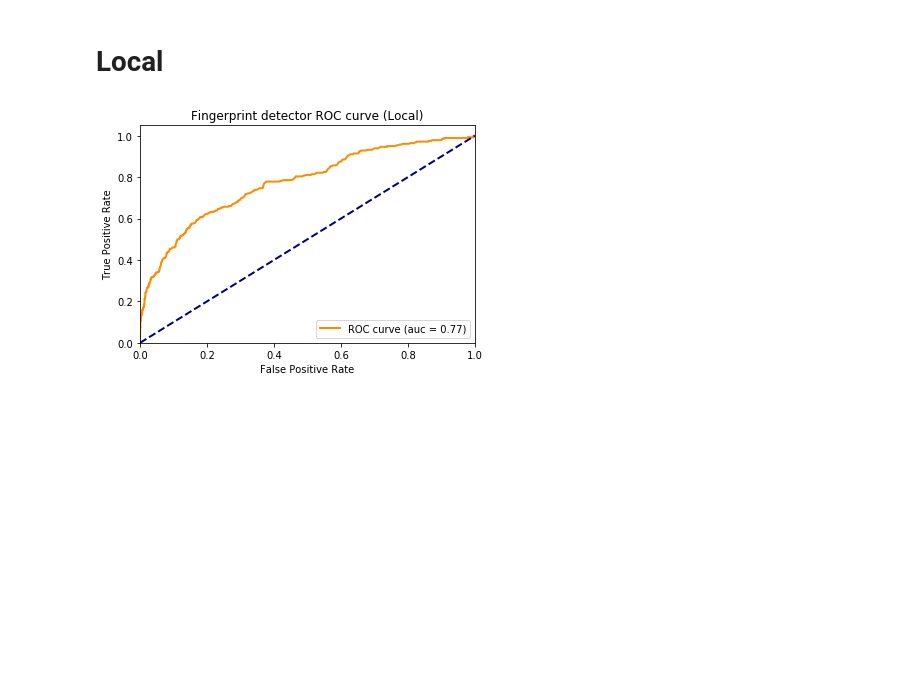
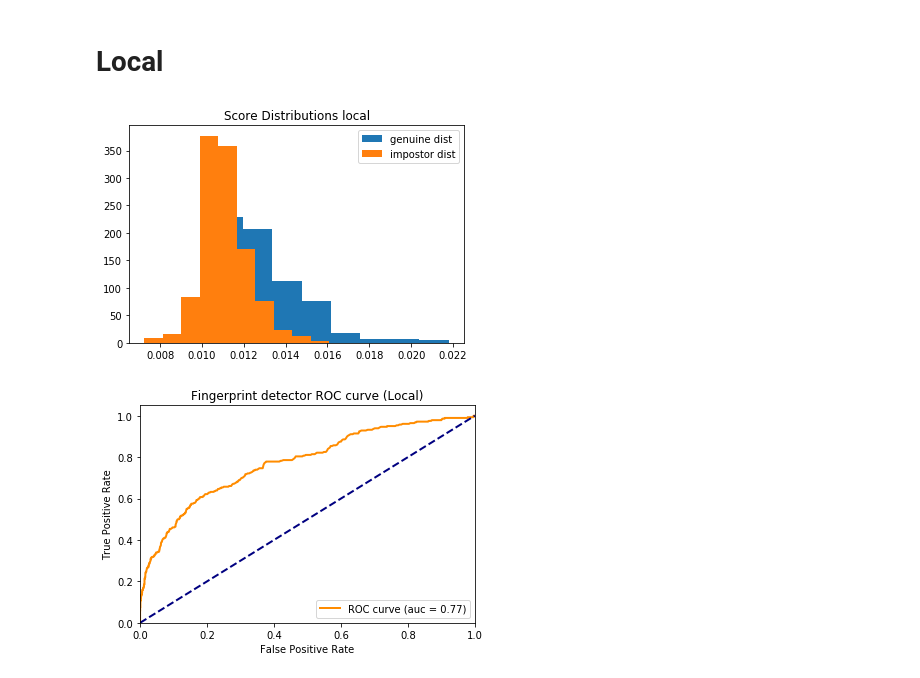
Before and after one commit to JesusGarciaRamirez/Biometrics, a Jupyter notebook: Assigment2/assignment_2.ipynb, the cells around one changed output. Cells and saved outputs as stored; diff of their text form; code cells hidden in the pictures; blank space fills up the shorter version.

```diff
--- a/Assigment2/assignment_2.ipynb
+++ b/Assigment2/assignment_2.ipynb
@@ -762,4 +767,8 @@ scores,labels = fpscorer.local_score_dataset(downsampling=False,**scoring_otps)
 metric_logger_local=Metrics(scores,labels,"Local")
+# %%
+plot_joint_dist(scores,labels,"local")
+# %% [output]
+[figure, added]
 # %%
 _,ax=plt.subplots(1,1)
 metric_logger_local.plot_roc_curve(ax)
```
Also changed, not shown: parts of 14 cells of this notebook, 1 other file.
